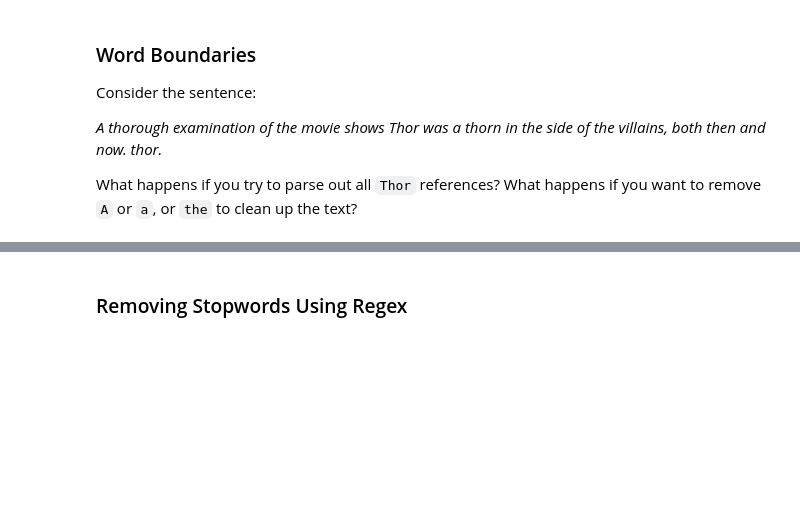
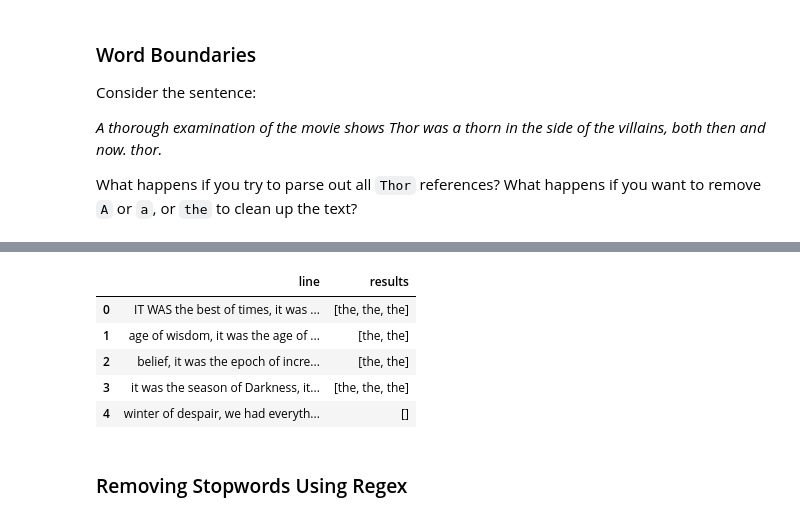
Before and after one commit to yixinouyang/dso-560-nlp-and-text-analytics, a Jupyter notebook: week1/Basic Python Operations for Working with Text (Completed Class Copy).ipynb, the cells around one changed output, grey strips where cells are left out. Saved outputs shown, nothing was run; the diff lists cells and outputs as text; code cells hidden in the pictures; blank space fills up the shorter version.

```diff
--- a/week1/Basic Python Operations for Working with Text (Completed Class Copy).ipynb
+++ b/week1/Basic Python Operations for Working with Text (Completed Class Copy).ipynb
@@ -298,7 +316,7 @@ SAMPLE_TWEET = '''
 '''
 
 # create a dataframe version of Dickens' novel
-dickens_text_df = pd.DataFrame( open("tale-of-two-cities.txt", "r"), columns=["line"])
+dickens_text_df = pd.DataFrame( open("tale-of-two-cities.txt", "r", encoding='utf8').readlines(), columns=["line"])
 dickens_text_df["line"] = dickens_text_df["line"].str.replace("\n", "")
 # %% [markdown]
 ### Match the first time a capital letter appears in the tweet
@@ -355,7 +379,14 @@ re.findall(r'\b(thor|Thor)\b', text) # notice the use of the r string prefix!
 # %%
 # pandas
-dickens_text_df["results"] = dickens_text_df["line"].str.findall(r'\bthe\b', case=False)
+dickens_text_df["results"] = dickens_text_df["line"].str.findall(r'\bthe\b', flags=re.IGNORECASE)
 dickens_text_df.head(5)
+# %% [output]
+|  | line | results |
+| 0 | IT WAS the best of times, it was ... | [the, the, the] |
+| 1 | age of wisdom, it was the age of ... | [the, the] |
+| 2 | belief, it was the epoch of incre... | [the, the] |
+| 3 | it was the season of Darkness, it... | [the, the, the] |
+| 4 | winter of despair, we had everyth... | [] |
 # %% [markdown]
 ### Removing Stopwords Using Regex
 # %%
```
Also changed, not shown: parts of 40 cells of this notebook, 1 other file.
